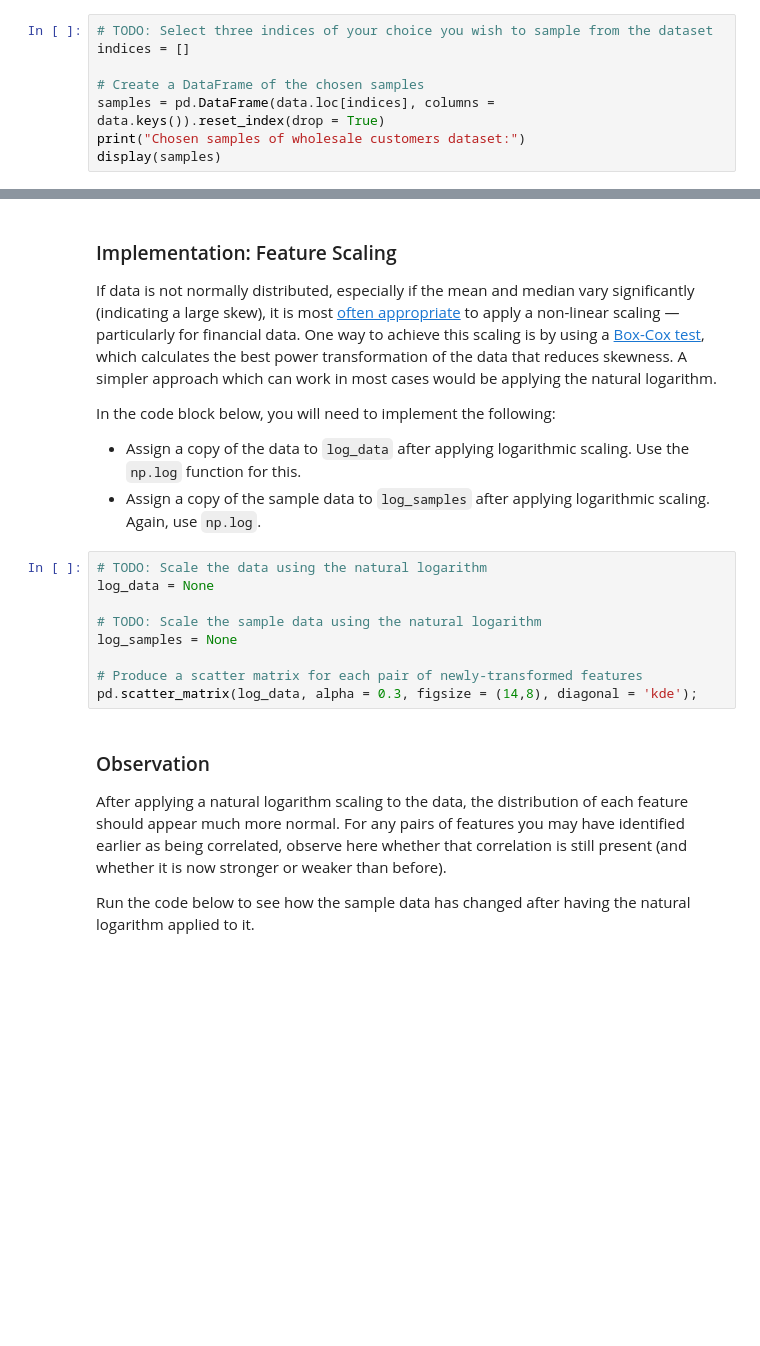
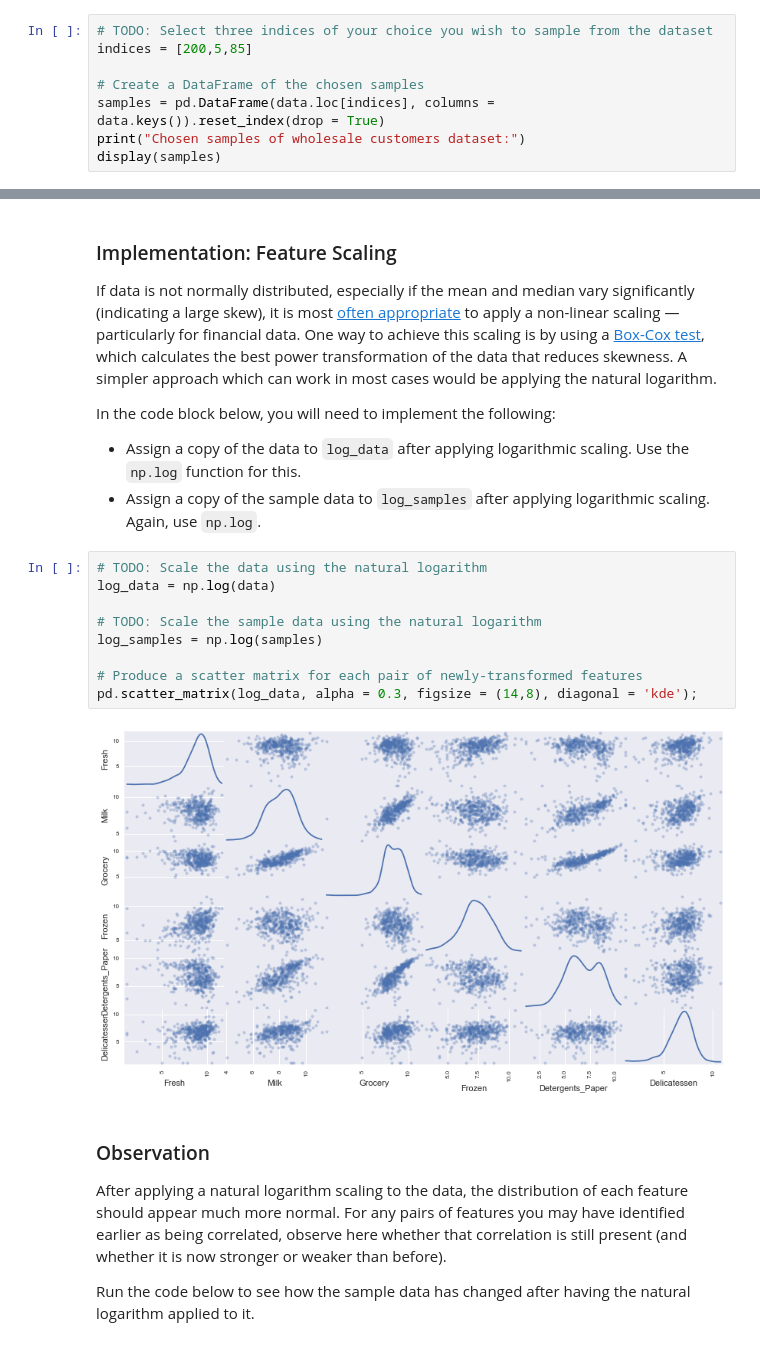
Before and after one commit to Bonz07/MachineLearningNanodegree, a Jupyter notebook: projects/customer_segments/customer_segments.ipynb, the cells around one changed output, grey strips where cells are left out. Drawn from its saved outputs; the diff is of its cells as text; blank space fills up the shorter version.

```diff
--- a/projects/customer_segments/customer_segments.ipynb
+++ b/projects/customer_segments/customer_segments.ipynb
@@ -50,7 +60,7 @@ display(data.describe())
 To get a better understanding of the customers and how their data will transform through the analysis, it would be best to select a few sample data points and explore them in more detail. In the code block below, add **three** indices of your choice to the `indices` list which will represent the customers to track. It is suggested to try different sets of samples until you obtain customers that vary significantly from one another.
 # %%
 # TODO: Select three indices of your choice you wish to sample from the dataset
-indices = []
+indices = [200,5,85]
 
 # Create a DataFrame of the chosen samples
 samples = pd.DataFrame(data.loc[indices], columns = data.keys()).reset_index(drop = True)
@@ -134,13 +215,15 @@ In the code block below, you will need to implement the following:
  - Assign a copy of the sample data to `log_samples` after applying logarithmic scaling. Again, use `np.log`.
 # %%
 # TODO: Scale the data using the natural logarithm
-log_data = None
+log_data = np.log(data)
 
 # TODO: Scale the sample data using the natural logarithm
-log_samples = None
+log_samples = np.log(samples)
 
 # Produce a scatter matrix for each pair of newly-transformed features
 pd.scatter_matrix(log_data, alpha = 0.3, figsize = (14,8), diagonal = 'kde');
+# %% [output]
+[figure, added]
 # %% [markdown]
 ### Observation
 After applying a natural logarithm scaling to the data, the distribution of each feature should appear much more normal. For any pairs of features you may have identified earlier as being correlated, observe here whether that correlation is still present (and whether it is now stronger or weaker than before).
```
Also changed, not shown: parts of 31 cells of this notebook.
